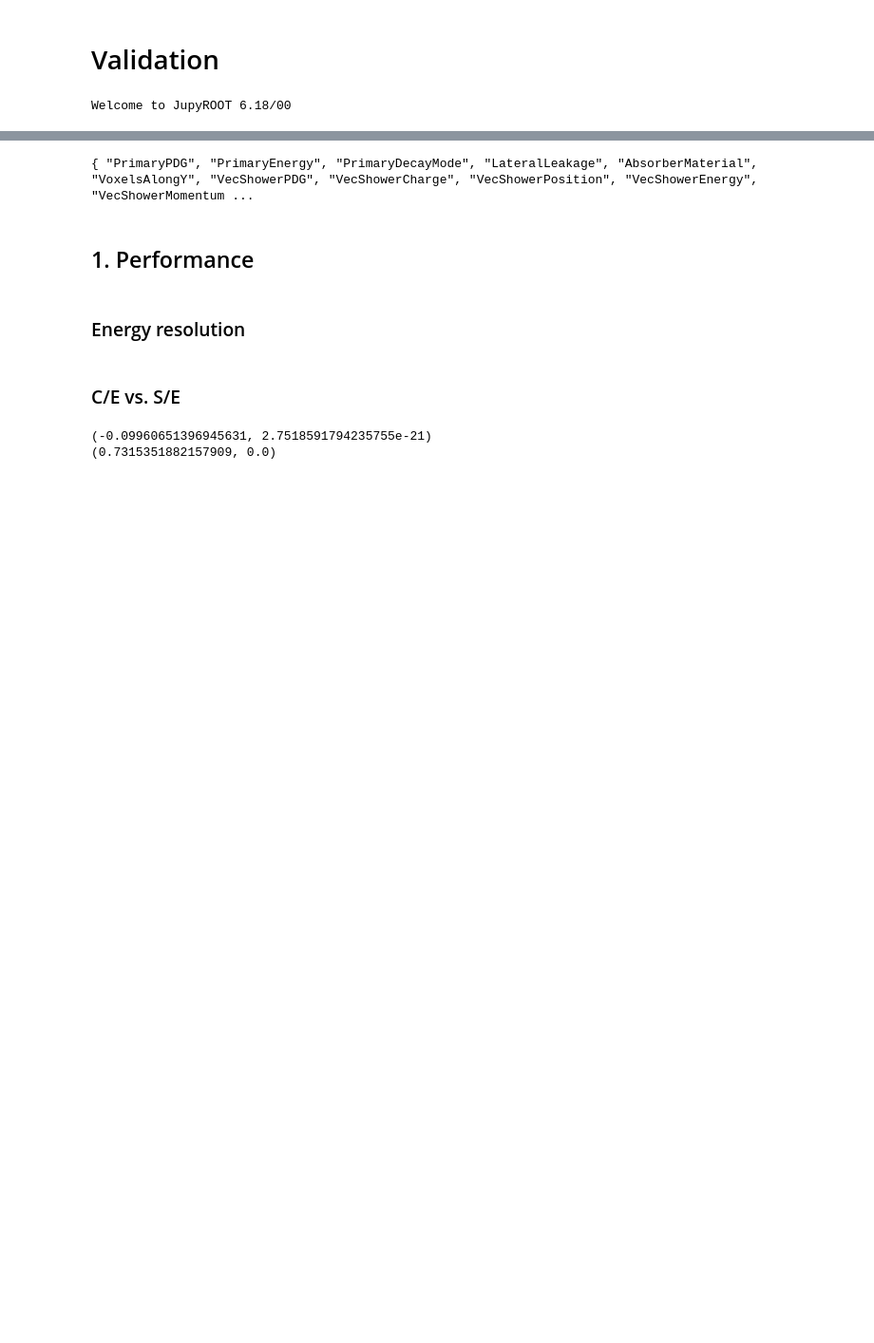
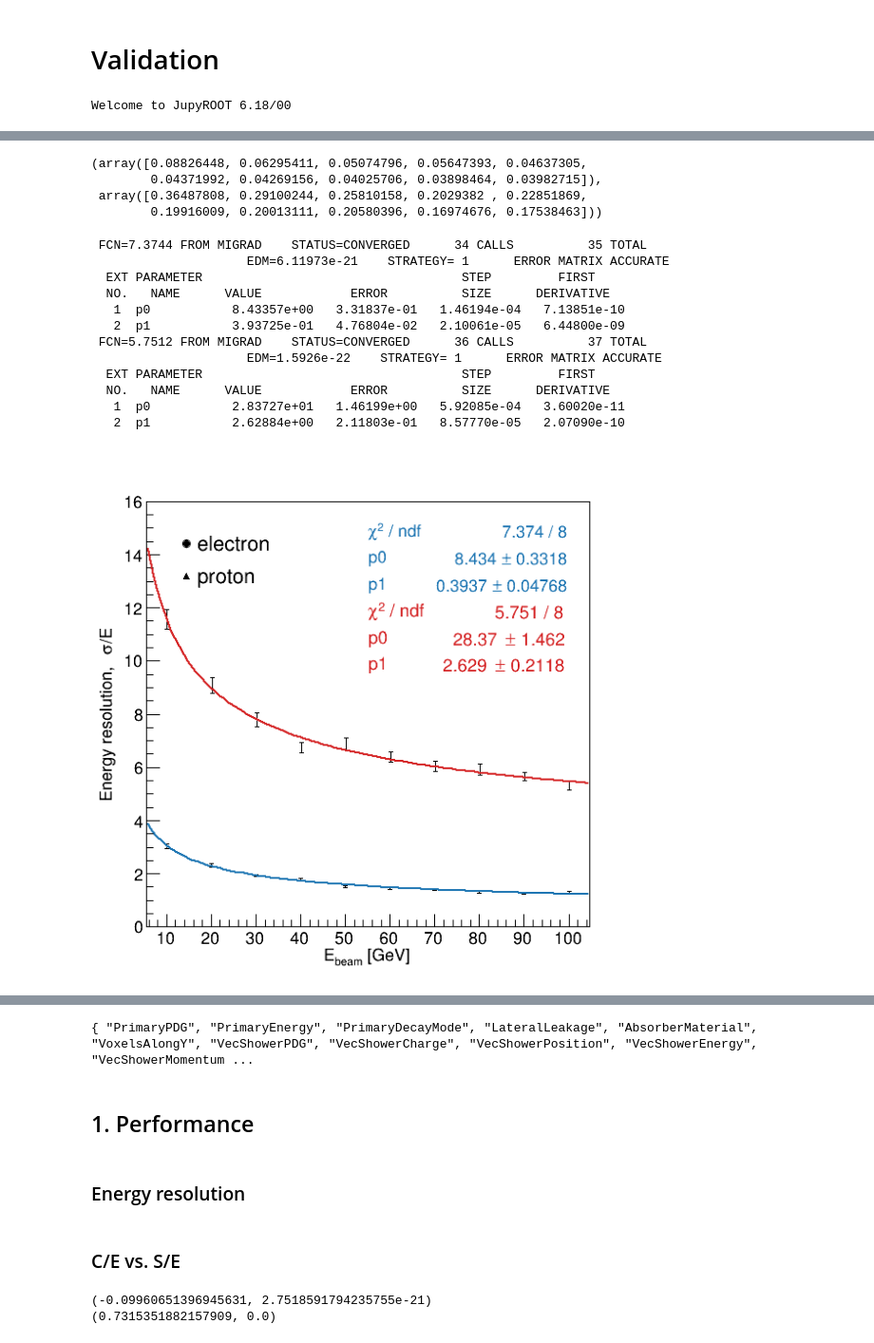
Before and after one commit to mollyhjorthjensen/DREAM, a Jupyter notebook: Analysis/validation.ipynb, the cells around one changed output, grey strips where cells are left out. Shown at 95% size. Cells and saved outputs as stored; diff of their text form; code cells hidden in the pictures; blank space fills up the shorter version.

```diff
--- a/Analysis/validation.ipynb
+++ b/Analysis/validation.ipynb
@@ -23,0 +105,75 @@ def modifiedZscore(rdf, col, D=3.5):
+# %%
+data['e']['EnergyResErr'], data['pi']['EnergyResErr']
+# %% [output]
+(array([0.08826448, 0.06295411, 0.05074796, 0.05647393, 0.04637305,
+        0.04371992, 0.04269156, 0.04025706, 0.03898464, 0.03982715]),
+ array([0.36487808, 0.29100244, 0.25810158, 0.2029382 , 0.22851869,
+        0.19916009, 0.20013111, 0.20580396, 0.16974676, 0.17538463]))
+# %%
+from array import array
+c2 = ROOT.TCanvas("c2", "c2", 600, 600)
+mg = ROOT.TMultiGraph()
+gr = [None, None]
+f1 = [None, None]
+f1[0] = ROOT.TF1("f1","[0]/sqrt(x)+[1]")
+f1[1] = f1[0].Clone()
+f1[0].SetLineColor(palette['blue'].GetNumber())
+f1[1].SetLineColor(palette['red'].GetNumber())
+
+for i,s in enumerate(['e', 'pi']):
+    n = len(x)
+    x = array('f', data[s]['Energy'])
+    y = array('f', data[s]['EnergyRes'])
+    ex = array('f', [0.]*n)
+    ey = array('f', data[s]['EnergyResErr'])
+    gr[i] = ROOT.TGraphErrors(n, x, y, ex, ey)
+    gr[i].Fit(f1[i], "S")
+
+    mg.Add(gr[i])
+mg.Draw('ap')
+
+c2.Update()
+
+mg.SetMinimum(0.)
+mg.SetMaximum(16.)
+mg.GetXaxis().SetTitle("E_{beam} [GeV]")
+mg.GetYaxis().SetTitle("Energy resolution, #sigma/E")
+mg.GetXaxis().CenterTitle()
+mg.GetYaxis().CenterTitle()
+
+stats1 = gr[0].GetListOfFunctions().FindObject("stats")
+stats2 = gr[1].GetListOfFunctions().FindObject("stats")
+stats1.SetTextColor(palette['blue'].GetNumber())
+stats2.SetTextColor(palette['red'].GetNumber())
+stats1.SetX2NDC(1-0.12); stats1.SetX1NDC(stats1.GetX2NDC()-0.4)
+stats1.SetY2NDC(1-0.12-0.012); stats1.SetY1NDC(stats1.GetY2NDC()-0.15)
+stats2.SetX2NDC(stats1.GetX2NDC()); stats2.SetX1NDC(stats1.GetX1NDC())
+stats2.SetY2NDC(stats1.GetY1NDC()); stats2.SetY1NDC(stats2.GetY2NDC()-0.15)
+stats1.SetBorderSize(0)
+stats2.SetBorderSize(0)
+
+# add legend
+legend = ROOT.TLegend(0.12+0.03, 1-0.12-0.03, 0.32, 1-0.12-0.15)
+legend.SetFillColor(0)
+legend.SetBorderSize(0)
+legend.SetTextSize(labelsize)
+legend.AddEntry(p[0].GetValue(), "electron", "p")
+legend.AddEntry(p[1].GetValue(), "proton", "p")
+legend.Draw()
+
+c2.Modified()
+c2.Draw()
+# %% [output]
+ FCN=7.3744 FROM MIGRAD    STATUS=CONVERGED      34 CALLS          35 TOTAL
+                     EDM=6.11973e-21    STRATEGY= 1      ERROR MATRIX ACCURATE
+  EXT PARAMETER                                   STEP         FIRST
+  NO.   NAME      VALUE            ERROR          SIZE      DERIVATIVE
+   1  p0           8.43357e+00   3.31837e-01   1.46194e-04   7.13851e-10
+   2  p1           3.93725e-01   4.76804e-02   2.10061e-05   6.44800e-09
+ FCN=5.7512 FROM MIGRAD    STATUS=CONVERGED      36 CALLS          37 TOTAL
+                     EDM=1.5926e-22    STRATEGY= 1      ERROR MATRIX ACCURATE
+  EXT PARAMETER                                   STEP         FIRST
+  NO.   NAME      VALUE            ERROR          SIZE      DERIVATIVE
+   1  p0           2.83727e+01   1.46199e+00   5.92085e-04   3.60020e-11
+   2  p1           2.62884e+00   2.11803e-01   8.57770e-05   2.07090e-10
+[figure, added]
```
Also changed, not shown: parts of 11 cells of this notebook.
